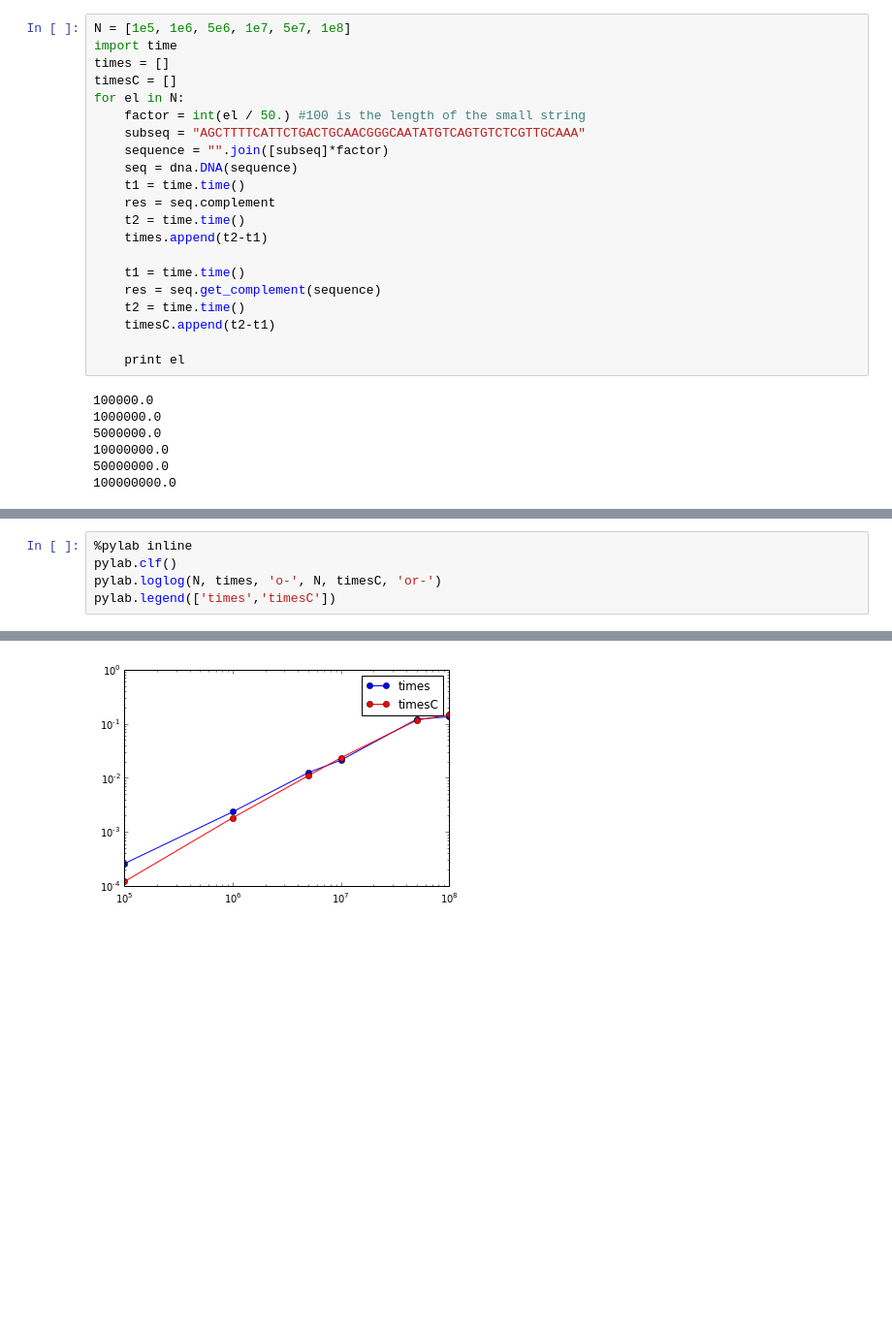
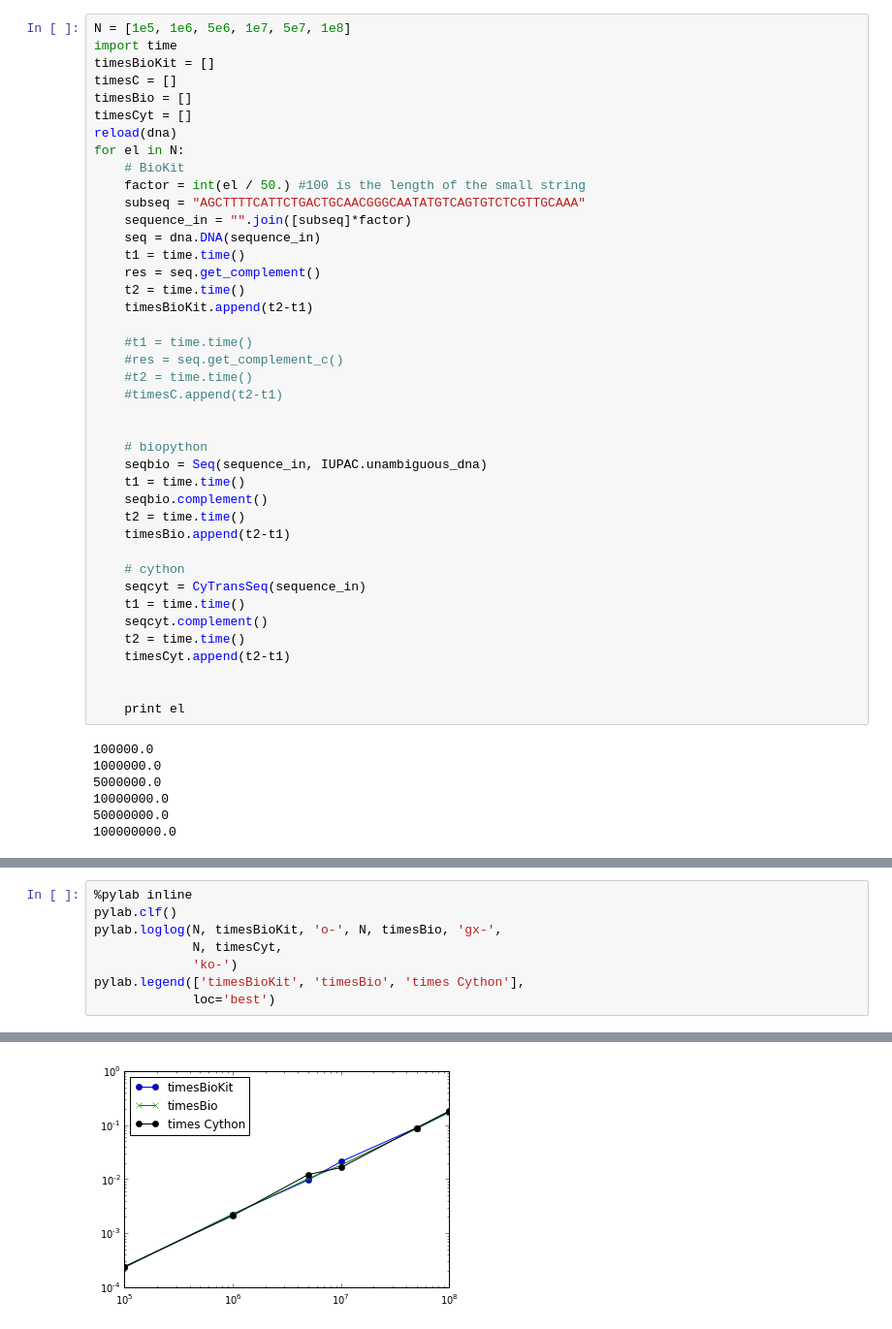
Before and after one commit to biokit/biokit, a Jupyter notebook: notebooks/benchmark/DNA sequence complement.ipynb, the cells around one changed output, grey strips where cells are left out. Shown: that part at 97% size. Drawn from its saved outputs; the diff is of its cells as text; blank space fills up the shorter version.

```diff
--- a/notebooks/benchmark/DNA sequence complement.ipynb
+++ b/notebooks/benchmark/DNA sequence complement.ipynb
@@ -252,22 +236,42 @@ Using matplotlib backend: Qt4Agg
 # %%
 N = [1e5, 1e6, 5e6, 1e7, 5e7, 1e8]
 import time
-times = []
+timesBioKit = []
 timesC = []
+timesBio = []
+timesCyt = []
+reload(dna)
 for el in N:
+    # BioKit
     factor = int(el / 50.) #100 is the length of the small string
     subseq = "AGCTTTTCATTCTGACTGCAACGGGCAATATGTCAGTGTCTCGTTGCAAA"
-    sequence = "".join([subseq]*factor)
-    seq = dna.DNA(sequence)
+    sequence_in = "".join([subseq]*factor)
+    seq = dna.DNA(sequence_in)
     t1 = time.time()
-    res = seq.complement
+    res = seq.get_complement()
     t2 = time.time()
-    times.append(t2-t1)
+    timesBioKit.append(t2-t1)
 
+    #t1 = time.time()
+    #res = seq.get_complement_c()
+    #t2 = time.time()
+    #timesC.append(t2-t1)
+
+
+    # biopython
+    seqbio = Seq(sequence_in, IUPAC.unambiguous_dna)
     t1 = time.time()
-    res = seq.get_complement(sequence)
+    seqbio.complement()
     t2 = time.time()
-    timesC.append(t2-t1)
+    timesBio.append(t2-t1)
+
+    # cython
+    seqcyt = CyTransSeq(sequence_in)
+    t1 = time.time()
+    seqcyt.complement()
+    t2 = time.time()
+    timesCyt.append(t2-t1)
+
 
     print el
 # %% [output]
@@ -293,7 +284,10 @@ times
 # %%
 %pylab inline
 pylab.clf()
-pylab.loglog(N, times, 'o-', N, timesC, 'or-')
-pylab.legend(['times','timesC'])
+pylab.loglog(N, timesBioKit, 'o-', N, timesBio, 'gx-',
+             N, timesCyt,
+             'ko-')
+pylab.legend(['timesBioKit', 'timesBio', 'times Cython'],
+             loc='best')
 # %% [output]
 Populating the interactive namespace from numpy and matplotlib
@@ -301 +297 @@ Populating the interactive namespace from numpy and matplotlib
-[figure, old version]
+[figure, new version]
```
Also changed, not shown: parts of 54 cells of this notebook.
